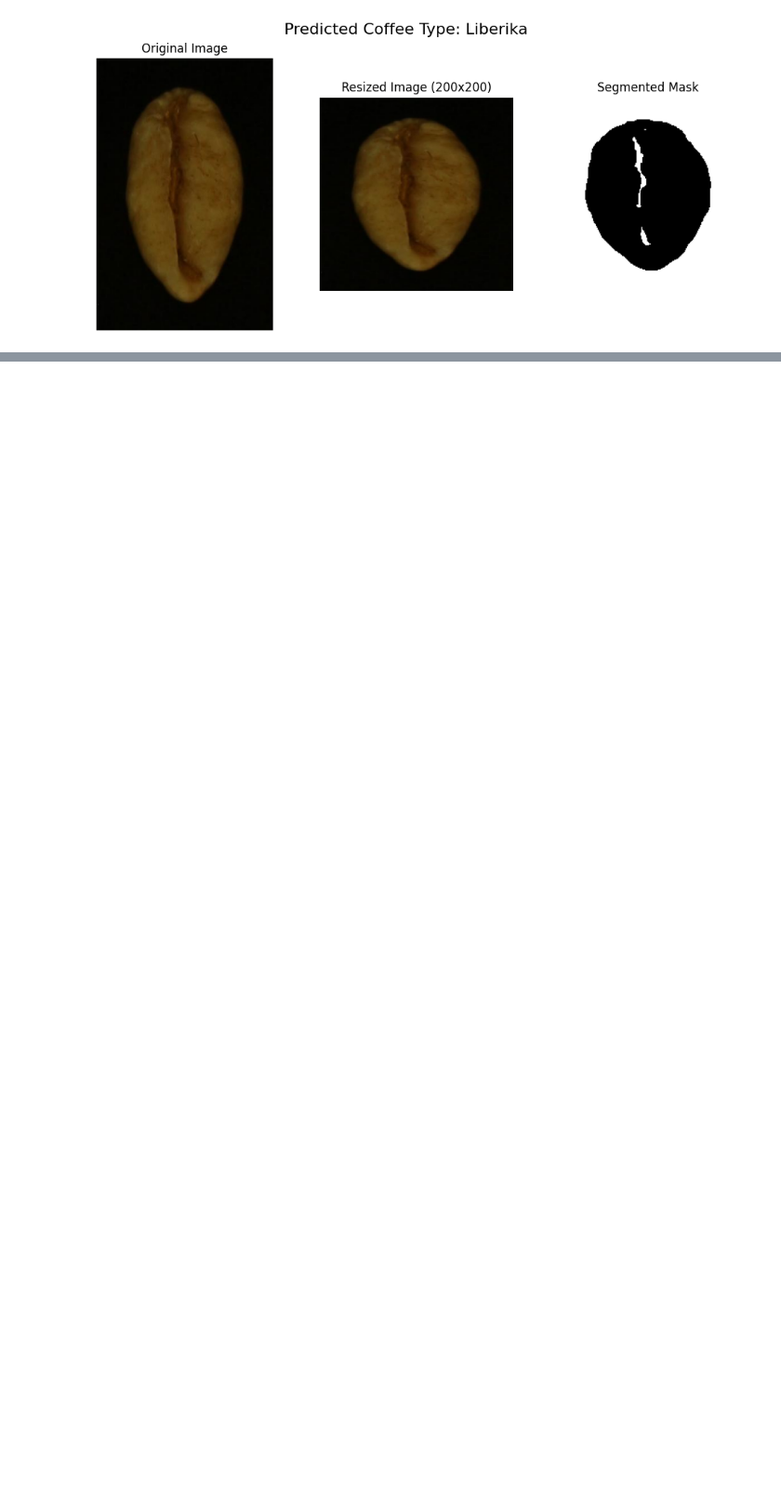
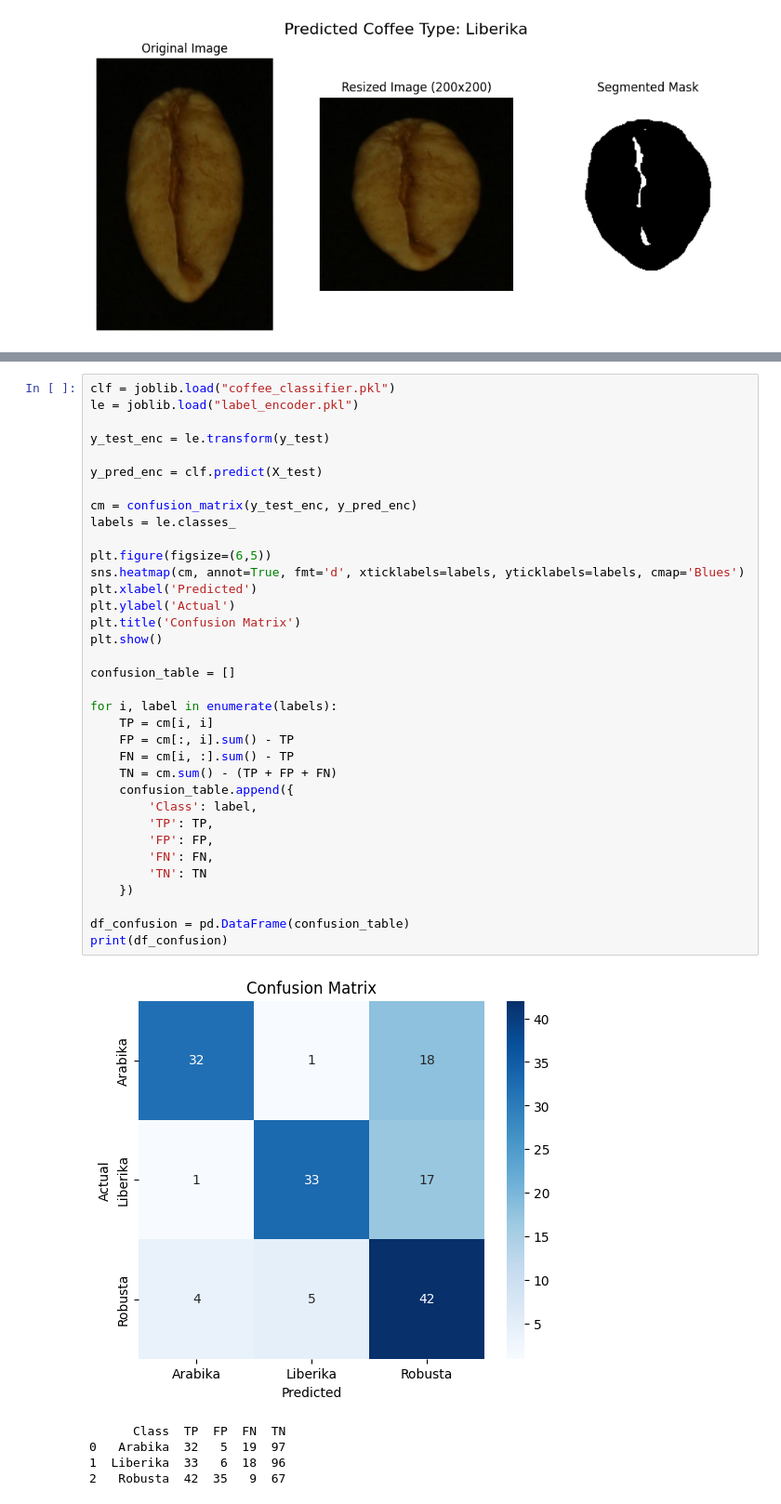
Before and after one commit to danaffani/PCD-Final-Kelompok, a Jupyter notebook: sc.ipynb, the cells around one changed output, grey strips where cells are left out. Shown: that part at 93% size. Drawn from its saved outputs; the diff is of its cells as text; blank space fills up the shorter version.

```diff
--- a/sc.ipynb
+++ b/sc.ipynb
@@ -182,0 +186,41 @@ else:
+# %%
+clf = joblib.load("coffee_classifier.pkl")
+le = joblib.load("label_encoder.pkl")
+
+y_test_enc = le.transform(y_test)
+
+y_pred_enc = clf.predict(X_test)
+
+cm = confusion_matrix(y_test_enc, y_pred_enc)
+labels = le.classes_
+
+plt.figure(figsize=(6,5))
+sns.heatmap(cm, annot=True, fmt='d', xticklabels=labels, yticklabels=labels, cmap='Blues')
+plt.xlabel('Predicted')
+plt.ylabel('Actual')
+plt.title('Confusion Matrix')
+plt.show()
+
+confusion_table = []
+
+for i, label in enumerate(labels):
+    TP = cm[i, i]
+    FP = cm[:, i].sum() - TP
+    FN = cm[i, :].sum() - TP
+    TN = cm.sum() - (TP + FP + FN)
+    confusion_table.append({
+        'Class': label,
+        'TP': TP,
+        'FP': FP,
+        'FN': FN,
+        'TN': TN
+    })
+
+df_confusion = pd.DataFrame(confusion_table)
+print(df_confusion)
+# %% [output]
+[figure, added]
+      Class  TP  FP  FN  TN
+0   Arabika  32   5  19  97
+1  Liberika  33   6  18  96
+2   Robusta  42  35   9  67
```
Also changed, not shown: parts of 2 cells of this notebook, 2 other files.
